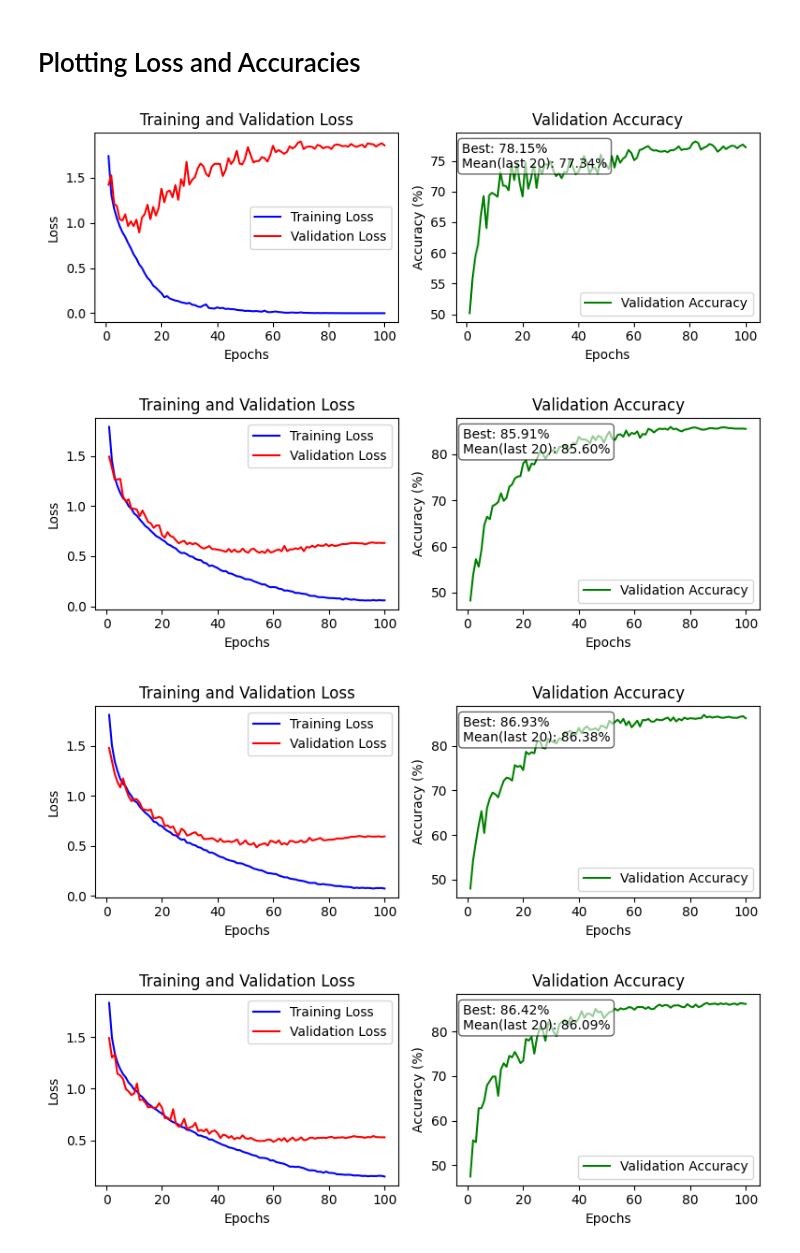
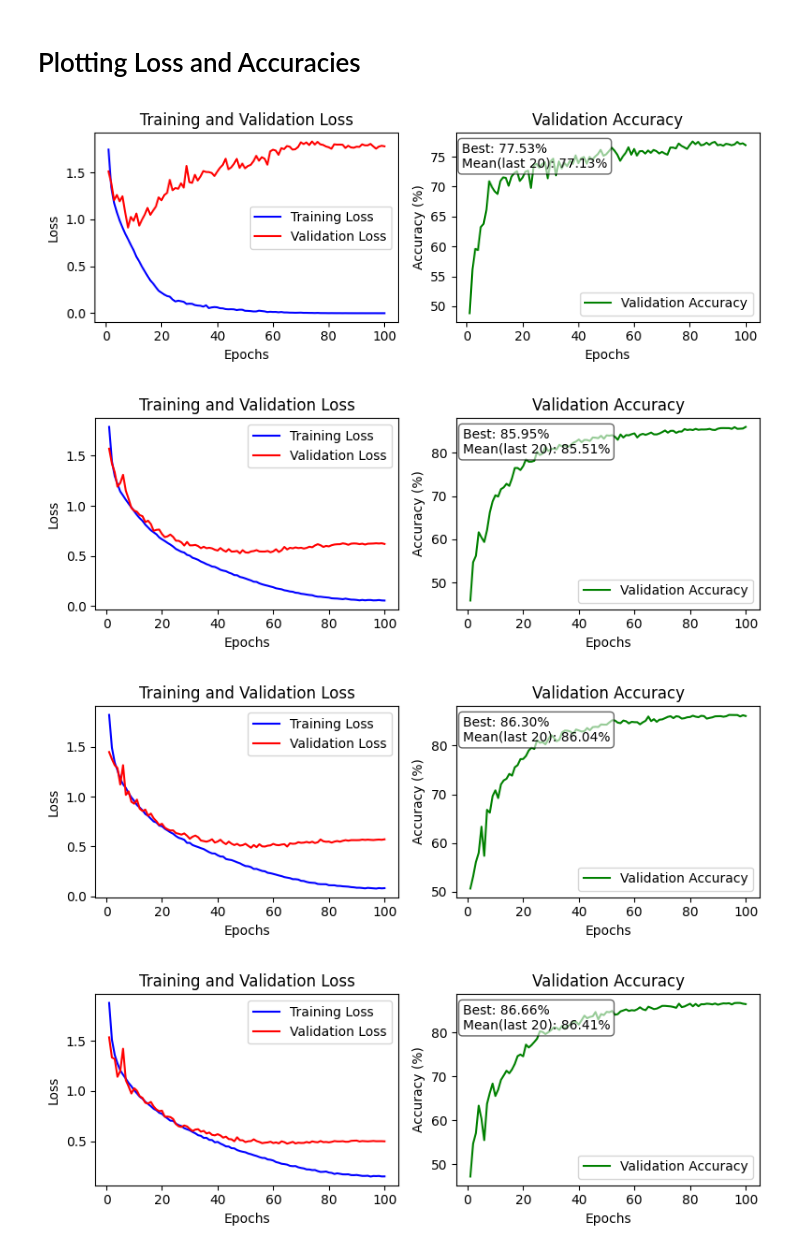
Before and after one commit to robinRossner/img-class-data-aug-comp, a Jupyter notebook: notebooks/compare_tiers.ipynb, the cells around one changed output. Drawn from its saved outputs; the diff is of its cells as text; code cells hidden in the pictures.

```diff
--- a/notebooks/compare_tiers.ipynb
+++ b/notebooks/compare_tiers.ipynb
@@ -13,12 +14,12 @@ os.chdir(str(p/"src"))
 # %%
 from utils import plot_from_csv
 
-plot_from_csv(source='../experiments/logs/training_log_Tier0.csv', dest='../plots/aug_tier_0.png')
-plot_from_csv(source='../experiments/logs/training_log_Tier1.csv', dest='../plots/aug_tier_1.png')
-plot_from_csv(source='../experiments/logs/training_log_Tier2.csv', dest='../plots/aug_tier_2.png')
-plot_from_csv(source='../experiments/logs/training_log_Tier3.csv', dest='../plots/aug_tier_3.png')
+plot_from_csv(source='../experiments/logs/avg_training_log_Tier0.csv', dest='../plots/aug_tier_0.png')
+plot_from_csv(source='../experiments/logs/avg_training_log_Tier1.csv', dest='../plots/aug_tier_1.png')
+plot_from_csv(source='../experiments/logs/avg_training_log_Tier2.csv', dest='../plots/aug_tier_2.png')
+plot_from_csv(source='../experiments/logs/avg_training_log_Tier3.csv', dest='../plots/aug_tier_3.png')
 # %% [output]
-[figure, old version]
+[figure, new version]
-[figure, old version]
+[figure, new version]
-[figure, old version]
+[figure, new version]
-[figure, old version]
+[figure, new version]
```
Also changed, not shown: parts of 7 cells of this notebook, 13 other files.
